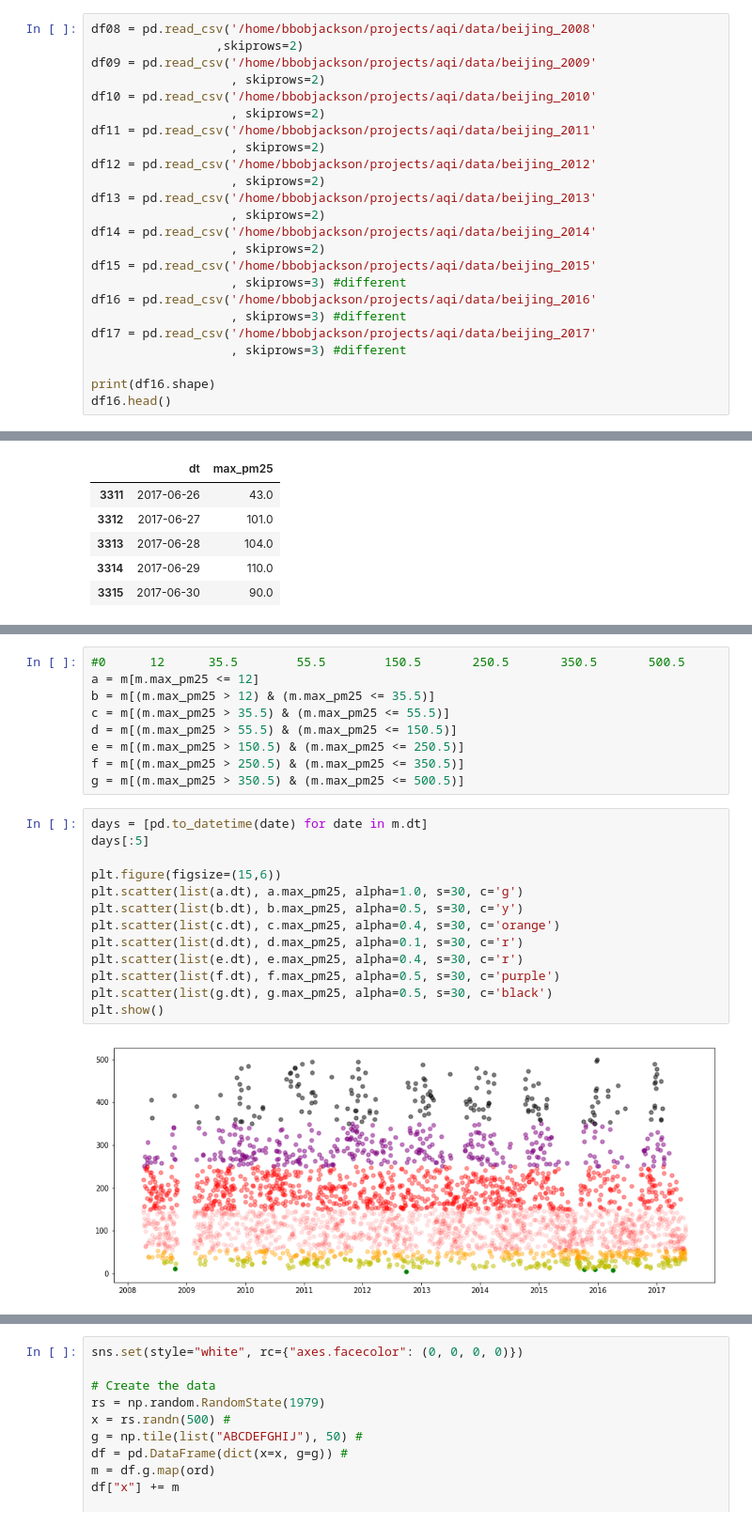
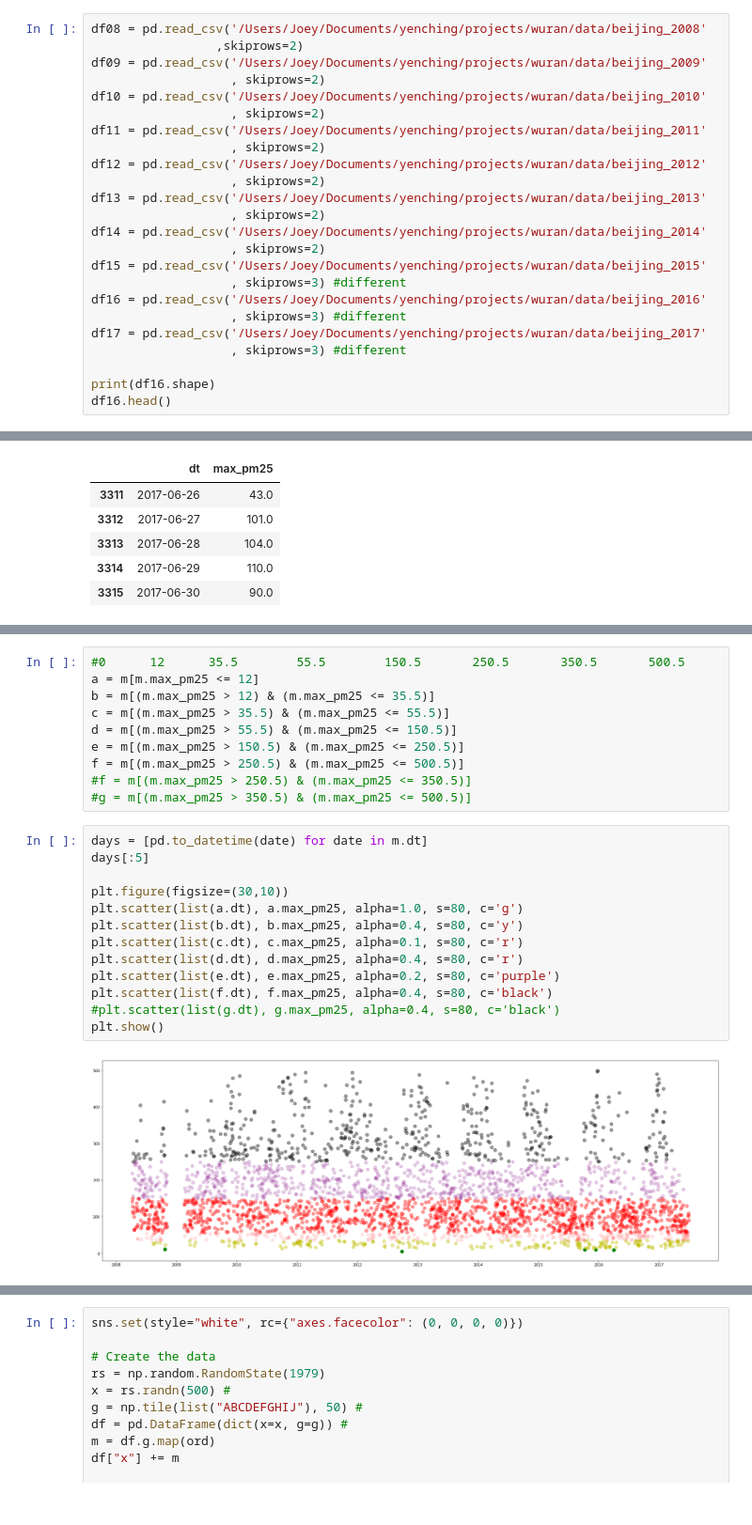
Before and after one commit to yontartu/wuran, a Jupyter notebook: beijing_aqi.ipynb, the cells around one changed output, grey strips where cells are left out. Shown at 94% size. Drawn from its saved outputs; the diff is of its cells as text.

```diff
--- a/beijing_aqi.ipynb
+++ b/beijing_aqi.ipynb
@@ -26,25 +26,25 @@ df08.head()
 | 3 | Beijing | PM2.5 | 2008-04-08 18:00 | 2008 | 4 | 8 | 18 | 162 | 1 Hr | Valid |
 | 4 | Beijing | PM2.5 | 2008-04-08 19:00 | 2008 | 4 | 8 | 19 | 171 | 1 Hr | Valid |
 # %%
-df08 = pd.read_csv('/home/bbobjackson/projects/aqi/data/beijing_2008'
+df08 = pd.read_csv('/Users/Joey/Documents/yenching/projects/wuran/data/beijing_2008'
                  ,skiprows=2)
-df09 = pd.read_csv('/home/bbobjackson/projects/aqi/data/beijing_2009'
+df09 = pd.read_csv('/Users/Joey/Documents/yenching/projects/wuran/data/beijing_2009'
                    , skiprows=2)
-df10 = pd.read_csv('/home/bbobjackson/projects/aqi/data/beijing_2010'
+df10 = pd.read_csv('/Users/Joey/Documents/yenching/projects/wuran/data/beijing_2010'
                    , skiprows=2)
-df11 = pd.read_csv('/home/bbobjackson/projects/aqi/data/beijing_2011'
+df11 = pd.read_csv('/Users/Joey/Documents/yenching/projects/wuran/data/beijing_2011'
                    , skiprows=2)
-df12 = pd.read_csv('/home/bbobjackson/projects/aqi/data/beijing_2012'
+df12 = pd.read_csv('/Users/Joey/Documents/yenching/projects/wuran/data/beijing_2012'
                    , skiprows=2)
-df13 = pd.read_csv('/home/bbobjackson/projects/aqi/data/beijing_2013'
+df13 = pd.read_csv('/Users/Joey/Documents/yenching/projects/wuran/data/beijing_2013'
                    , skiprows=2)
-df14 = pd.read_csv('/home/bbobjackson/projects/aqi/data/beijing_2014'
+df14 = pd.read_csv('/Users/Joey/Documents/yenching/projects/wuran/data/beijing_2014'
                    , skiprows=2)
-df15 = pd.read_csv('/home/bbobjackson/projects/aqi/data/beijing_2015'
+df15 = pd.read_csv('/Users/Joey/Documents/yenching/projects/wuran/data/beijing_2015'
                    , skiprows=3) #different
-df16 = pd.read_csv('/home/bbobjackson/projects/aqi/data/beijing_2016'
+df16 = pd.read_csv('/Users/Joey/Documents/yenching/projects/wuran/data/beijing_2016'
                    , skiprows=3) #different
-df17 = pd.read_csv('/home/bbobjackson/projects/aqi/data/beijing_2017'
+df17 = pd.read_csv('/Users/Joey/Documents/yenching/projects/wuran/data/beijing_2017'
                    , skiprows=3) #different
 
 print(df16.shape)
@@ -248,20 +252,21 @@ b = m[(m.max_pm25 > 12) & (m.max_pm25 <= 35.5)]
 c = m[(m.max_pm25 > 35.5) & (m.max_pm25 <= 55.5)]
 d = m[(m.max_pm25 > 55.5) & (m.max_pm25 <= 150.5)]
 e = m[(m.max_pm25 > 150.5) & (m.max_pm25 <= 250.5)]
-f = m[(m.max_pm25 > 250.5) & (m.max_pm25 <= 350.5)]
-g = m[(m.max_pm25 > 350.5) & (m.max_pm25 <= 500.5)]
+f = m[(m.max_pm25 > 250.5) & (m.max_pm25 <= 500.5)]
+#f = m[(m.max_pm25 > 250.5) & (m.max_pm25 <= 350.5)]
+#g = m[(m.max_pm25 > 350.5) & (m.max_pm25 <= 500.5)]
 # %%
 days = [pd.to_datetime(date) for date in m.dt]
 days[:5]
 
-plt.figure(figsize=(15,6))
-plt.scatter(list(a.dt), a.max_pm25, alpha=1.0, s=30, c='g')
-plt.scatter(list(b.dt), b.max_pm25, alpha=0.5, s=30, c='y')
-plt.scatter(list(c.dt), c.max_pm25, alpha=0.4, s=30, c='orange')
-plt.scatter(list(d.dt), d.max_pm25, alpha=0.1, s=30, c='r')
-plt.scatter(list(e.dt), e.max_pm25, alpha=0.4, s=30, c='r')
-plt.scatter(list(f.dt), f.max_pm25, alpha=0.5, s=30, c='purple')
-plt.scatter(list(g.dt), g.max_pm25, alpha=0.5, s=30, c='black')
+plt.figure(figsize=(30,10))
+plt.scatter(list(a.dt), a.max_pm25, alpha=1.0, s=80, c='g')
+plt.scatter(list(b.dt), b.max_pm25, alpha=0.4, s=80, c='y')
+plt.scatter(list(c.dt), c.max_pm25, alpha=0.1, s=80, c='r')
+plt.scatter(list(d.dt), d.max_pm25, alpha=0.4, s=80, c='r')
+plt.scatter(list(e.dt), e.max_pm25, alpha=0.2, s=80, c='purple')
+plt.scatter(list(f.dt), f.max_pm25, alpha=0.4, s=80, c='black')
+#plt.scatter(list(g.dt), g.max_pm25, alpha=0.4, s=80, c='black')
 plt.show()
 # %% [output]
-[figure, old version]
+[figure, new version]
```
Also changed, not shown: parts of 35 cells of this notebook, 28 other files.
